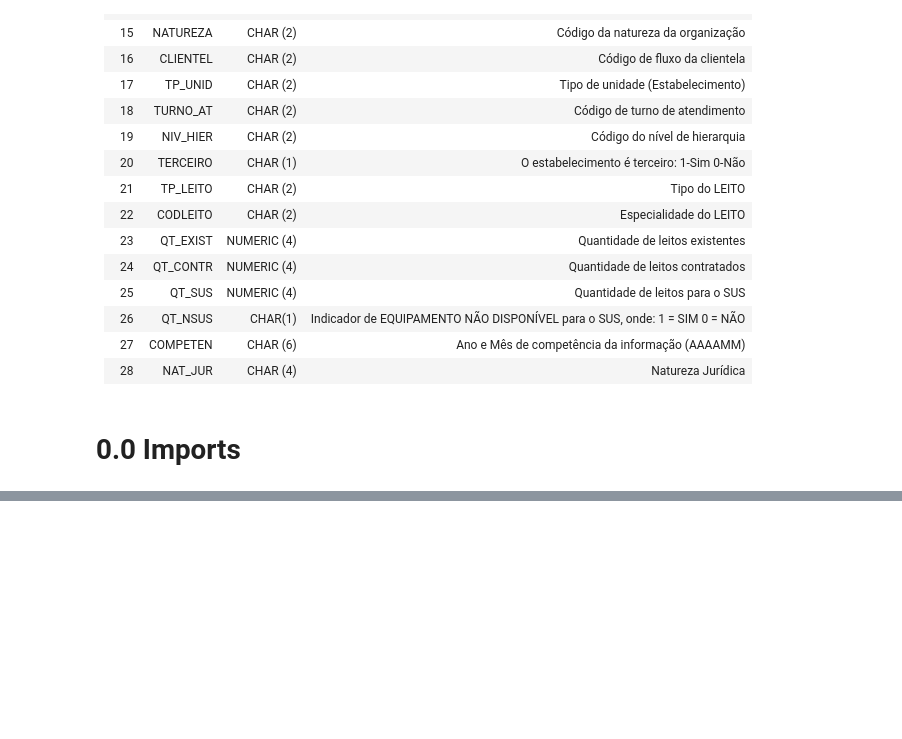
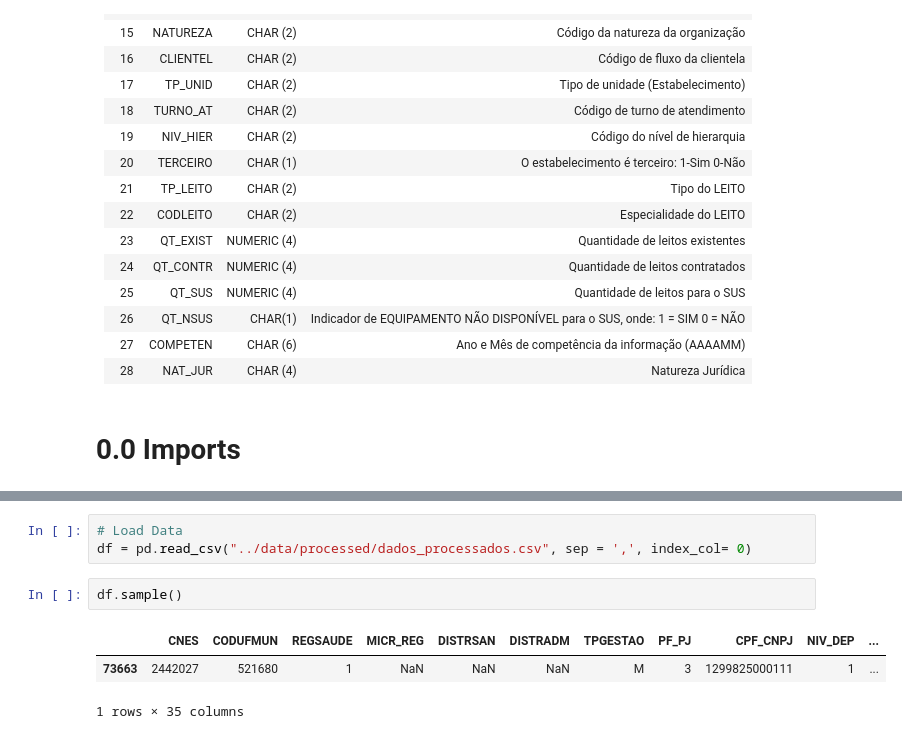
Before and after one commit to math-prog/covid19_leitos_go, a Jupyter notebook: notebooks/1.0-mso-covid_19_leitos.ipynb, the cells around one changed output, grey strips where cells are left out. Saved outputs shown, nothing was run; the diff lists cells and outputs as text; blank space fills up the shorter version.

```diff
--- a/notebooks/1.0-mso-covid_19_leitos.ipynb
+++ b/notebooks/1.0-mso-covid_19_leitos.ipynb
@@ -102,0 +66,9 @@ SystemExit: 1
+# %%
+# Load Data
+df = pd.read_csv("../data/processed/dados_processados.csv", sep = ',', index_col= 0)
+# %%
+df.sample()
+# %% [output]
+|  | CNES | CODUFMUN | REGSAUDE | MICR_REG | DISTRSAN | DISTRADM | TPGESTAO | PF_PJ | CPF_CNPJ | NIV_DEP | ... |
+| 73663 | 2442027 | 521680 | 1 | NaN | NaN | NaN | M | 3 | 1299825000111 | 1 | ... |
+1 rows × 35 columns
```
Also changed, not shown: parts of 5 cells of this notebook.
